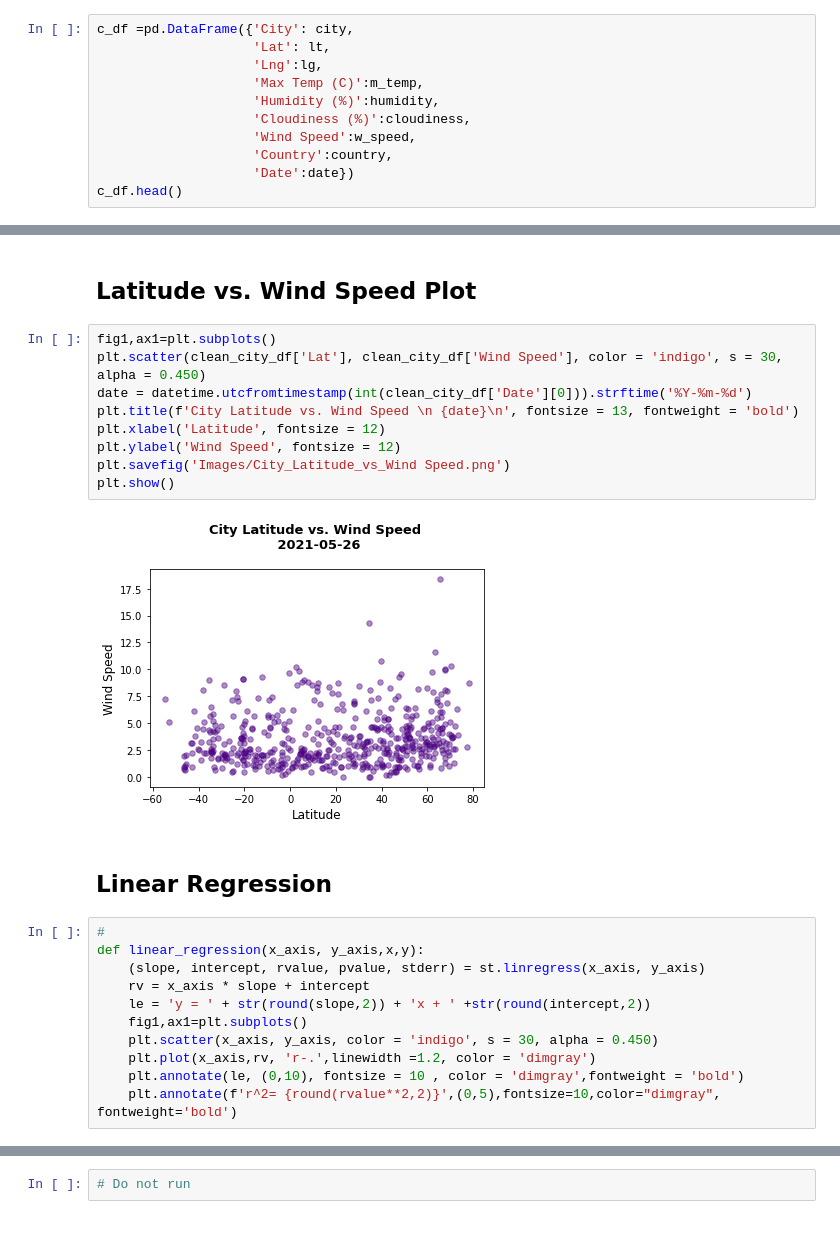
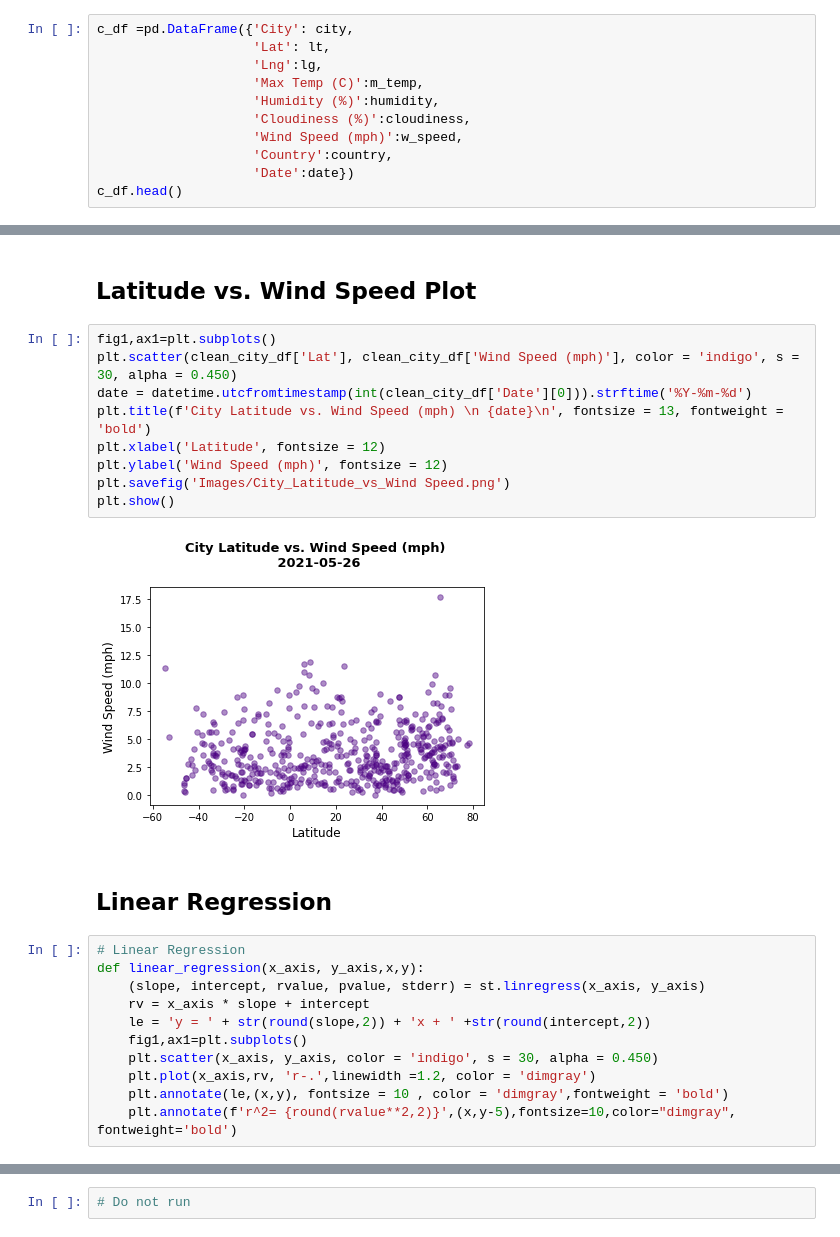
Before and after one commit to Karla-Flores/Python-API, a Jupyter notebook: starter_code/WheaterPy/WeatherPy.ipynb, the cells around one changed output, grey strips where cells are left out. Cells and saved outputs as stored; diff of their text form.

```diff
--- a/starter_code/WheaterPy/WeatherPy.ipynb
+++ b/starter_code/WheaterPy/WeatherPy.ipynb
@@ -187,7 +187,7 @@ c_df =pd.DataFrame({'City': city,
                     'Max Temp (C)':m_temp,
                     'Humidity (%)':humidity,
                     'Cloudiness (%)':cloudiness,
-                    'Wind Speed':w_speed,
+                    'Wind Speed (mph)':w_speed,
                     'Country':country,
                     'Date':date})
 c_df.head()
@@ -363,19 +363,19 @@ plt.show()
 ## Latitude vs. Wind Speed Plot
 # %%
 fig1,ax1=plt.subplots()
-plt.scatter(clean_city_df['Lat'], clean_city_df['Wind Speed'], color = 'indigo', s = 30, alpha = 0.450)
+plt.scatter(clean_city_df['Lat'], clean_city_df['Wind Speed (mph)'], color = 'indigo', s = 30, alpha = 0.450)
 date = datetime.utcfromtimestamp(int(clean_city_df['Date'][0])).strftime('%Y-%m-%d')
-plt.title(f'City Latitude vs. Wind Speed \n {date}\n', fontsize = 13, fontweight = 'bold')
+plt.title(f'City Latitude vs. Wind Speed (mph) \n {date}\n', fontsize = 13, fontweight = 'bold')
 plt.xlabel('Latitude', fontsize = 12)
-plt.ylabel('Wind Speed', fontsize = 12)
+plt.ylabel('Wind Speed (mph)', fontsize = 12)
 plt.savefig('Images/City_Latitude_vs_Wind Speed.png')
 plt.show()
 # %% [output]
-[figure, old version]
+[figure, new version]
 # %% [markdown]
 ## Linear Regression
 # %%
-#
+# Linear Regression
 def linear_regression(x_axis, y_axis,x,y):
     (slope, intercept, rvalue, pvalue, stderr) = st.linregress(x_axis, y_axis)
     rv = x_axis * slope + intercept
@@ -383,8 +383,8 @@ def linear_regression(x_axis, y_axis,x,y):
     fig1,ax1=plt.subplots()
     plt.scatter(x_axis, y_axis, color = 'indigo', s = 30, alpha = 0.450)
     plt.plot(x_axis,rv, 'r-.',linewidth =1.2, color = 'dimgray')
-    plt.annotate(le, (0,10), fontsize = 10 , color = 'dimgray',fontweight = 'bold')
-    plt.annotate(f'r^2= {round(rvalue**2,2)}',(0,5),fontsize=10,color="dimgray", fontweight='bold')
+    plt.annotate(le,(x,y), fontsize = 10 , color = 'dimgray',fontweight = 'bold')
+    plt.annotate(f'r^2= {round(rvalue**2,2)}',(x,y-5),fontsize=10,color="dimgray", fontweight='bold')
 # %%
 # Selectin Northern Hemisphere
 north_hems = clean_city_df.loc[clean_city_df['Lat']>0,:]
```
Also changed, not shown: parts of 38 cells of this notebook, 15 other files.
